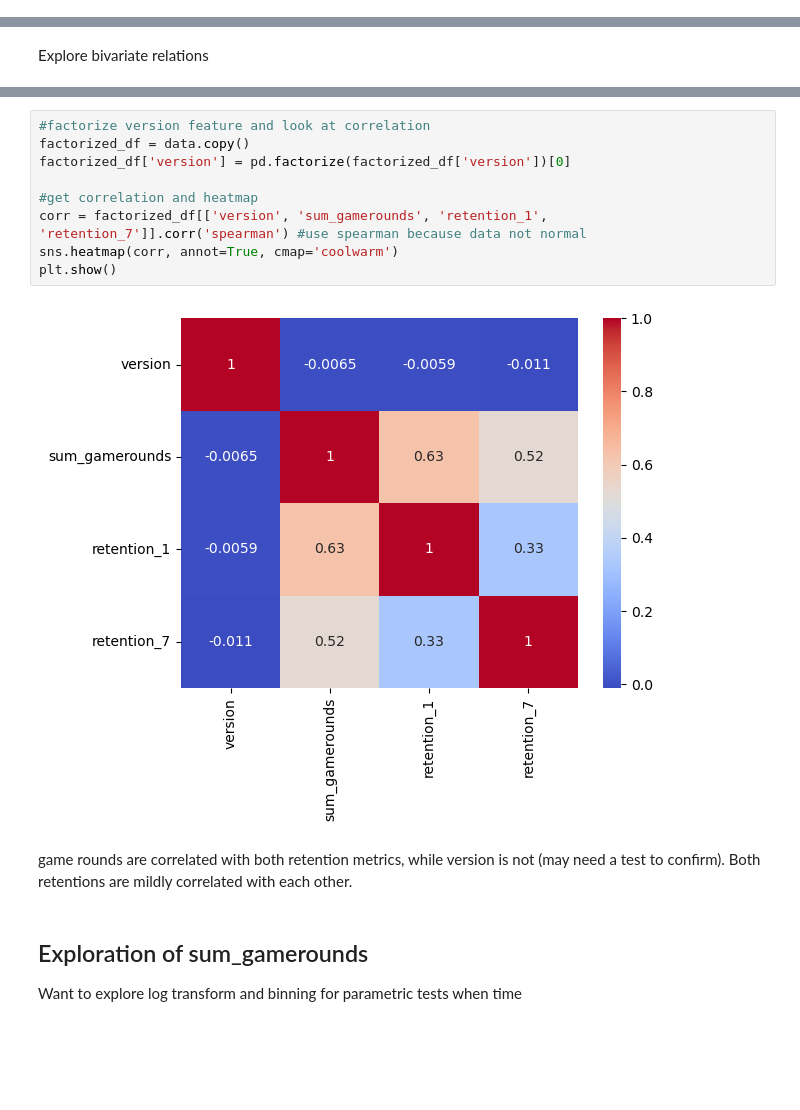
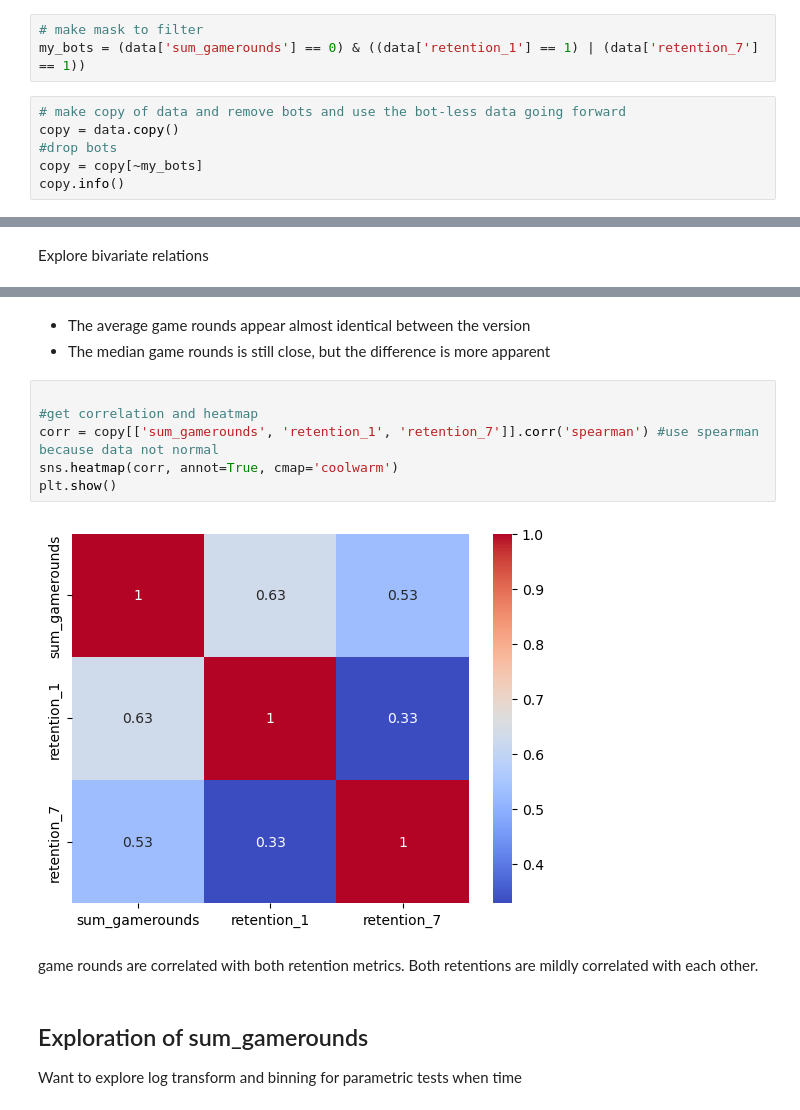
Before and after one commit to SBangarh/AB_cookie_cats, a Jupyter notebook: notebooks/EDA.ipynb, the cells around one changed output, grey strips where cells are left out. Drawn from its saved outputs; the diff is of its cells as text; blank space fills up the shorter version.

Commit message:
explored ztest, needs work. added notebook to try and predict bots or suspected bots

```diff
--- a/notebooks/EDA.ipynb
+++ b/notebooks/EDA.ipynb
@@ -120,0 +199,9 @@ plt.show()
+# %%
+# make mask to filter
+my_bots = (data['sum_gamerounds'] == 0) & ((data['retention_1'] == 1) | (data['retention_7'] == 1))
+# %%
+# make copy of data and remove bots and use the bot-less data going forward
+copy = data.copy()
+#drop bots
+copy = copy[~my_bots]
+copy.info()
@@ -206,16 +313,16 @@ plt.show()
+# %% [markdown]
+- The average game rounds appear almost identical between the version
+- The median game rounds is still close, but the difference is more apparent
 # %%
-#factorize version feature and look at correlation
-factorized_df = data.copy()
-factorized_df['version'] = pd.factorize(factorized_df['version'])[0]
 
 #get correlation and heatmap
-corr = factorized_df[['version', 'sum_gamerounds', 'retention_1', 'retention_7']].corr('spearman') #use spearman because data not normal
+corr = copy[['sum_gamerounds', 'retention_1', 'retention_7']].corr('spearman') #use spearman because data not normal
 sns.heatmap(corr, annot=True, cmap='coolwarm')
 plt.show()
 # %% [output]
-[figure, old version]
+[figure, new version]
 # %% [markdown]
-game rounds are correlated with both retention metrics, while version is not (may need a test to confirm). Both retentions are mildly correlated with each other.
+game rounds are correlated with both retention metrics. Both retentions are mildly correlated with each other.
 # %% [markdown]
 ## Exploration of sum_gamerounds
 
```
Also changed, not shown: parts of 39 cells of this notebook, 1 other file.
